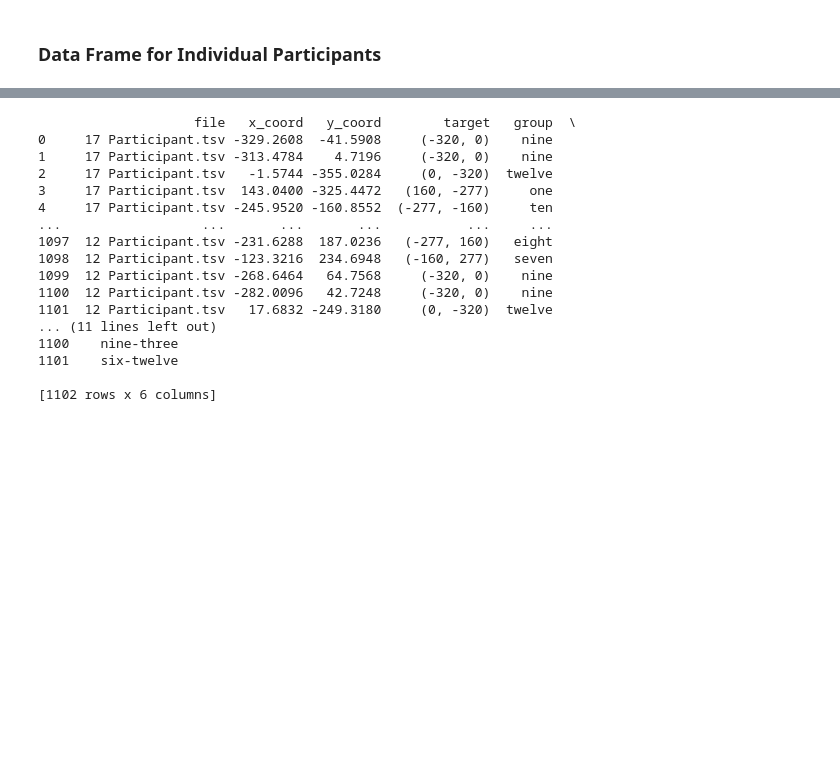
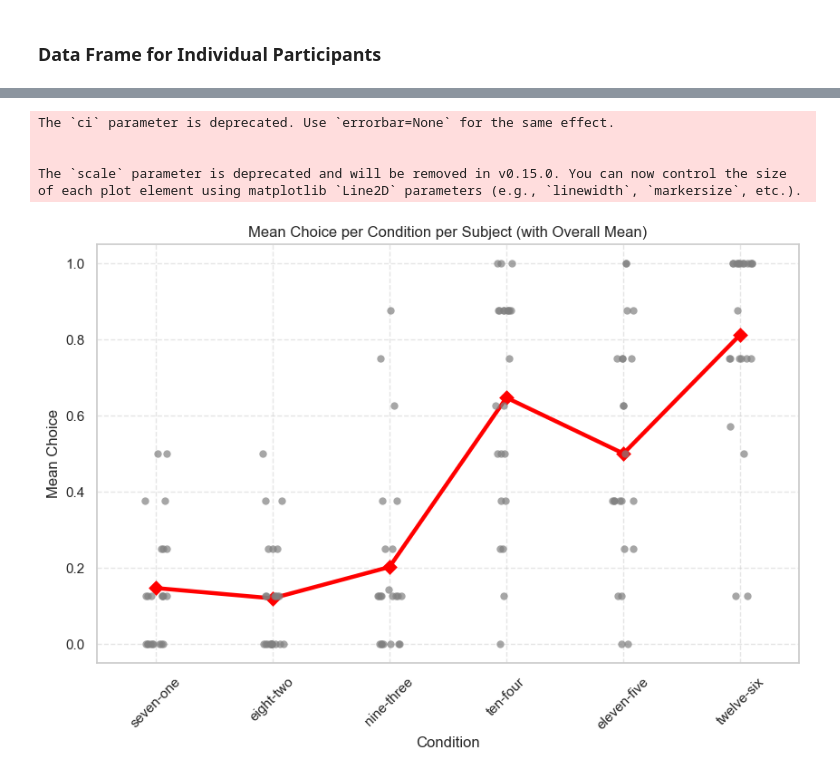
Before and after one commit to PatrickEbner/2024-SoSe_EyeTracking, a Jupyter notebook: scripts/DiagonalBias.ipynb, the cells around one changed output, grey strips where cells are left out. Cells and saved outputs as stored; diff of their text form; code cells hidden in the pictures; blank space fills up the shorter version.

```diff
--- a/scripts/DiagonalBias.ipynb
+++ b/scripts/DiagonalBias.ipynb
@@ -1000,20 +1012,46 @@ plot.save("first_fixations_plot_cmbined_pairs.png")
-# %%
-print(first_fixations_df)
-# %% [output]
-                    file   x_coord   y_coord        target   group  \
-0     17 Participant.tsv -329.2608  -41.5908     (-320, 0)    nine
-1     17 Participant.tsv -313.4784    4.7196     (-320, 0)    nine
-2     17 Participant.tsv   -1.5744 -355.0284     (0, -320)  twelve
-3     17 Participant.tsv  143.0400 -325.4472   (160, -277)     one
-4     17 Participant.tsv -245.9520 -160.8552  (-277, -160)     ten
-...                  ...       ...       ...           ...     ...
-1097  12 Participant.tsv -231.6288  187.0236   (-277, 160)   eight
-1098  12 Participant.tsv -123.3216  234.6948   (-160, 277)   seven
-1099  12 Participant.tsv -268.6464   64.7568     (-320, 0)    nine
-1100  12 Participant.tsv -282.0096   42.7248     (-320, 0)    nine
-1101  12 Participant.tsv   17.6832 -249.3180     (0, -320)  twelve
-... (11 lines left out)
-1100    nine-three
-1101    six-twelve
-
-[1102 rows x 6 columns]
+# %%
+import seaborn as sns
+import matplotlib.pyplot as plt
+
+# Define the correct order for the conditions
+condition_order = ['seven-one', 'eight-two', 'nine-three', 'ten-four', 'eleven-five', 'twelve-six']
+
+# Create the figure
+plt.figure(figsize=(10, 6))
+
+# Plot individual participant means as jittered dots
+sns.stripplot(data=mean_choice_by_subject_condition,
+              x='condition',
+              y='mean_choice_by_condition',
+              order=condition_order,  # Apply the custom order
+              jitter=True,
+              alpha=0.7,
+              color='gray',
+              size=6)
+
+# Plot overall mean for each condition
+sns.pointplot(data=mean_choice_by_subject_condition,
+              x='condition',
+              y='mean_choice_by_condition',
+              order=condition_order,  # Apply the custom order
+              estimator='mean',
+              ci=None,
+              color='red',
+              markers='D',
+              scale=1.2)
+
+# Customize the plot
+plt.xlabel('Condition')
+plt.ylabel('Mean Choice')
+plt.title('Mean Choice per Condition per Subject (with Overall Mean)')
+plt.xticks(rotation=45)
+plt.grid(True, linestyle='--', alpha=0.5)
+
+# Show the plot
+plt.show()
+# %% [output]
+The `ci` parameter is deprecated. Use `errorbar=None` for the same effect.
+
+
+The `scale` parameter is deprecated and will be removed in v0.15.0. You can now control the size of each plot element using matplotlib `Line2D` parameters (e.g., `linewidth`, `markersize`, etc.).
+[figure, added]
```
Also changed, not shown: parts of 5 cells of this notebook, 4 other files.
